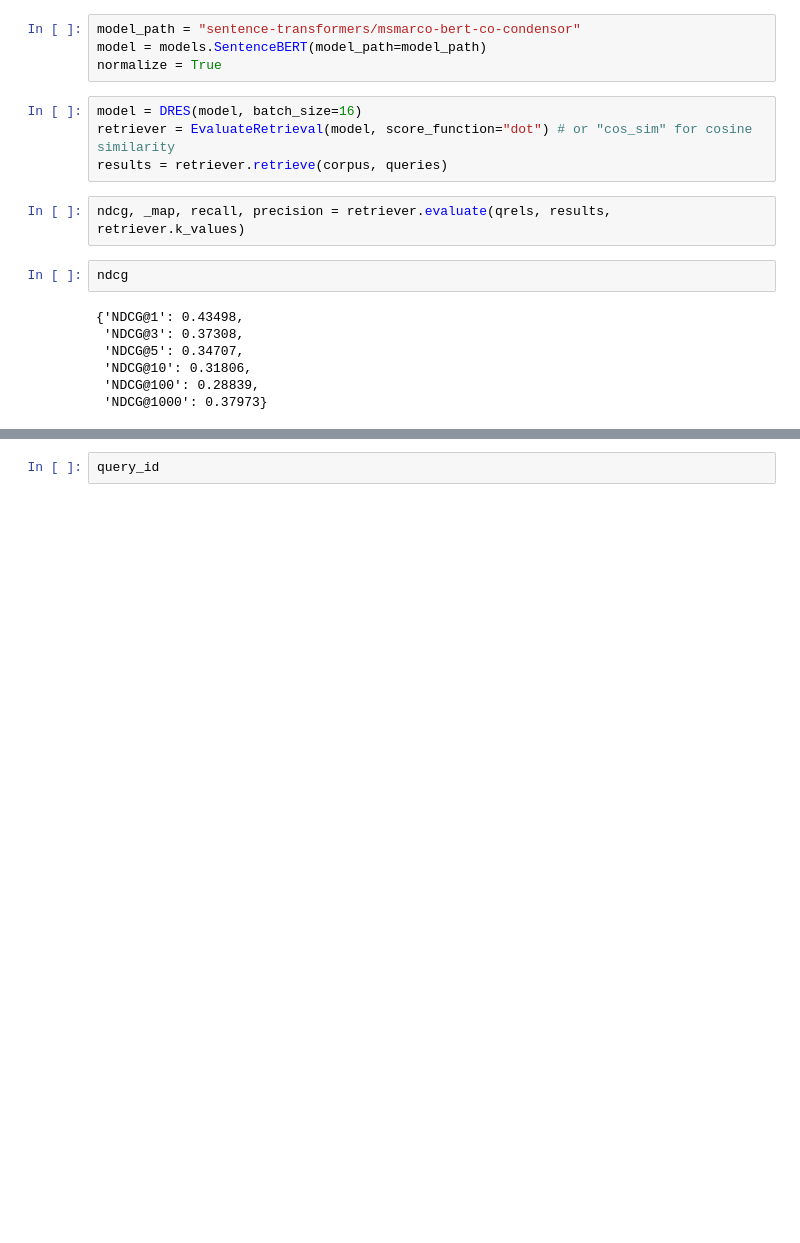
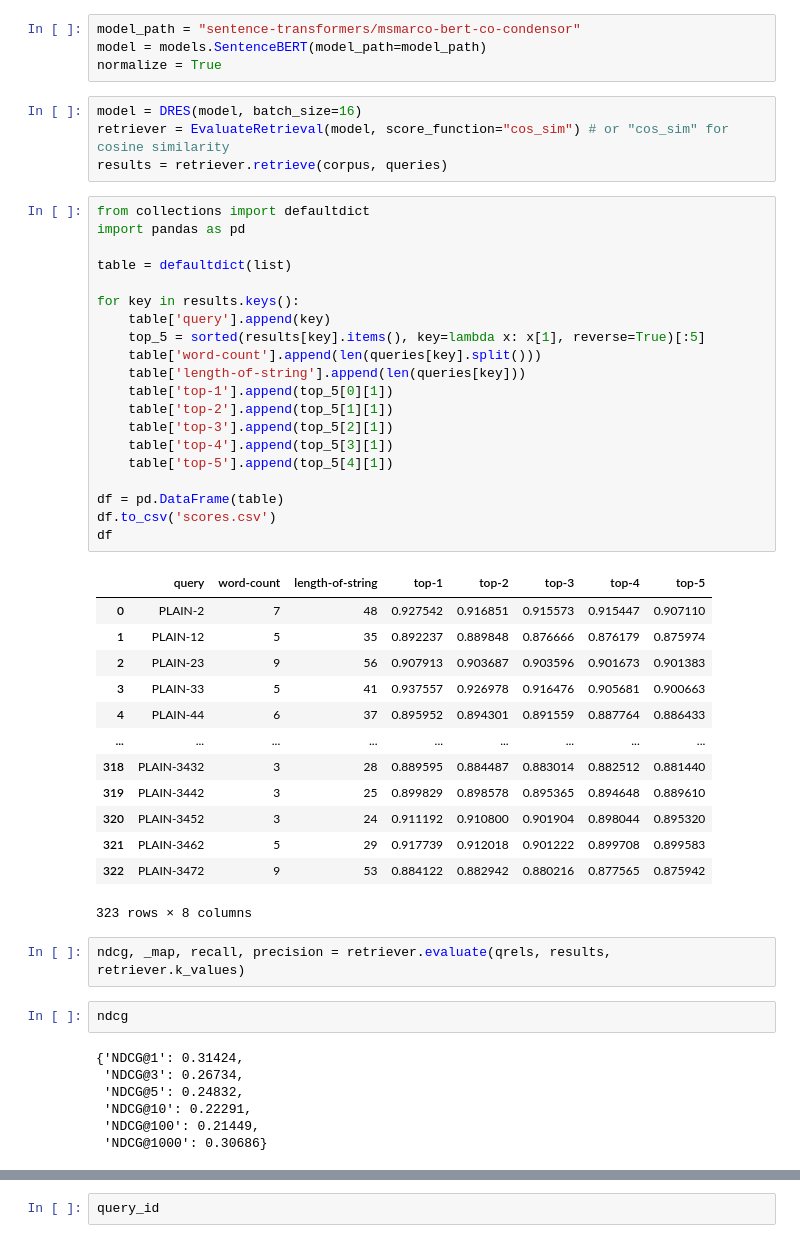
Before and after one commit to shuvanyu/Document-Retrieval-and-Ranking, a Jupyter notebook: condenser_nfcorpus.ipynb, the cells around one changed output, grey strips where cells are left out. Saved outputs shown, nothing was run; the diff lists cells and outputs as text; blank space fills up the shorter version.

Commit message:
Updated scores dataframe

```diff
--- a/condenser_nfcorpus.ipynb
+++ b/condenser_nfcorpus.ipynb
@@ -49,19 +49,53 @@ model = models.SentenceBERT(model_path=model_path)
 normalize = True
 # %%
 model = DRES(model, batch_size=16)
-retriever = EvaluateRetrieval(model, score_function="dot") # or "cos_sim" for cosine similarity
+retriever = EvaluateRetrieval(model, score_function="cos_sim") # or "cos_sim" for cosine similarity
 results = retriever.retrieve(corpus, queries)
+# %%
+from collections import defaultdict
+import pandas as pd
+
+table = defaultdict(list)
+
+for key in results.keys():
+    table['query'].append(key)
+    top_5 = sorted(results[key].items(), key=lambda x: x[1], reverse=True)[:5]
+    table['word-count'].append(len(queries[key].split()))
+    table['length-of-string'].append(len(queries[key]))
+    table['top-1'].append(top_5[0][1])
+    table['top-2'].append(top_5[1][1])
+    table['top-3'].append(top_5[2][1])
+    table['top-4'].append(top_5[3][1])
+    table['top-5'].append(top_5[4][1])
+
+df = pd.DataFrame(table)
+df.to_csv('scores.csv')
+df
+# %% [output]
+|  | query | word-count | length-of-string | top-1 | top-2 | top-3 | top-4 | top-5 |
+| 0 | PLAIN-2 | 7 | 48 | 0.927542 | 0.916851 | 0.915573 | 0.915447 | 0.907110 |
+| 1 | PLAIN-12 | 5 | 35 | 0.892237 | 0.889848 | 0.876666 | 0.876179 | 0.875974 |
+| 2 | PLAIN-23 | 9 | 56 | 0.907913 | 0.903687 | 0.903596 | 0.901673 | 0.901383 |
+| 3 | PLAIN-33 | 5 | 41 | 0.937557 | 0.926978 | 0.916476 | 0.905681 | 0.900663 |
+| 4 | PLAIN-44 | 6 | 37 | 0.895952 | 0.894301 | 0.891559 | 0.887764 | 0.886433 |
+| ... | ... | ... | ... | ... | ... | ... | ... | ... |
+| 318 | PLAIN-3432 | 3 | 28 | 0.889595 | 0.884487 | 0.883014 | 0.882512 | 0.881440 |
+| 319 | PLAIN-3442 | 3 | 25 | 0.899829 | 0.898578 | 0.895365 | 0.894648 | 0.889610 |
+| 320 | PLAIN-3452 | 3 | 24 | 0.911192 | 0.910800 | 0.901904 | 0.898044 | 0.895320 |
+| 321 | PLAIN-3462 | 5 | 29 | 0.917739 | 0.912018 | 0.901222 | 0.899708 | 0.899583 |
+| 322 | PLAIN-3472 | 9 | 53 | 0.884122 | 0.882942 | 0.880216 | 0.877565 | 0.875942 |
+323 rows × 8 columns
 # %%
 ndcg, _map, recall, precision = retriever.evaluate(qrels, results, retriever.k_values)
 # %%
 ndcg
 # %% [output]
-{'NDCG@1': 0.43498,
- 'NDCG@3': 0.37308,
- 'NDCG@5': 0.34707,
- 'NDCG@10': 0.31806,
- 'NDCG@100': 0.28839,
- 'NDCG@1000': 0.37973}
+{'NDCG@1': 0.31424,
+ 'NDCG@3': 0.26734,
+ 'NDCG@5': 0.24832,
+ 'NDCG@10': 0.22291,
+ 'NDCG@100': 0.21449,
+ 'NDCG@1000': 0.30686}
 # %%
 _map
 # %% [output]
```
Also changed, not shown: parts of 10 cells of this notebook.
